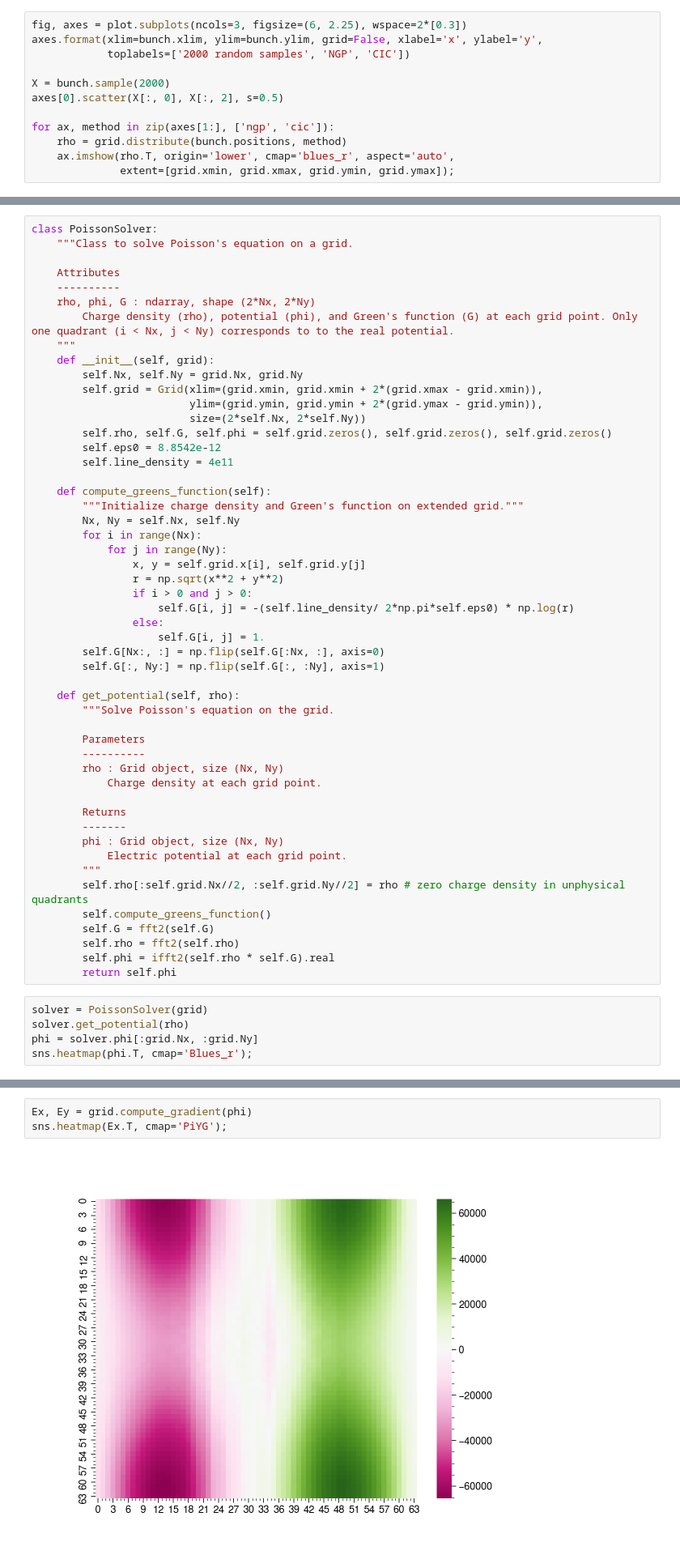
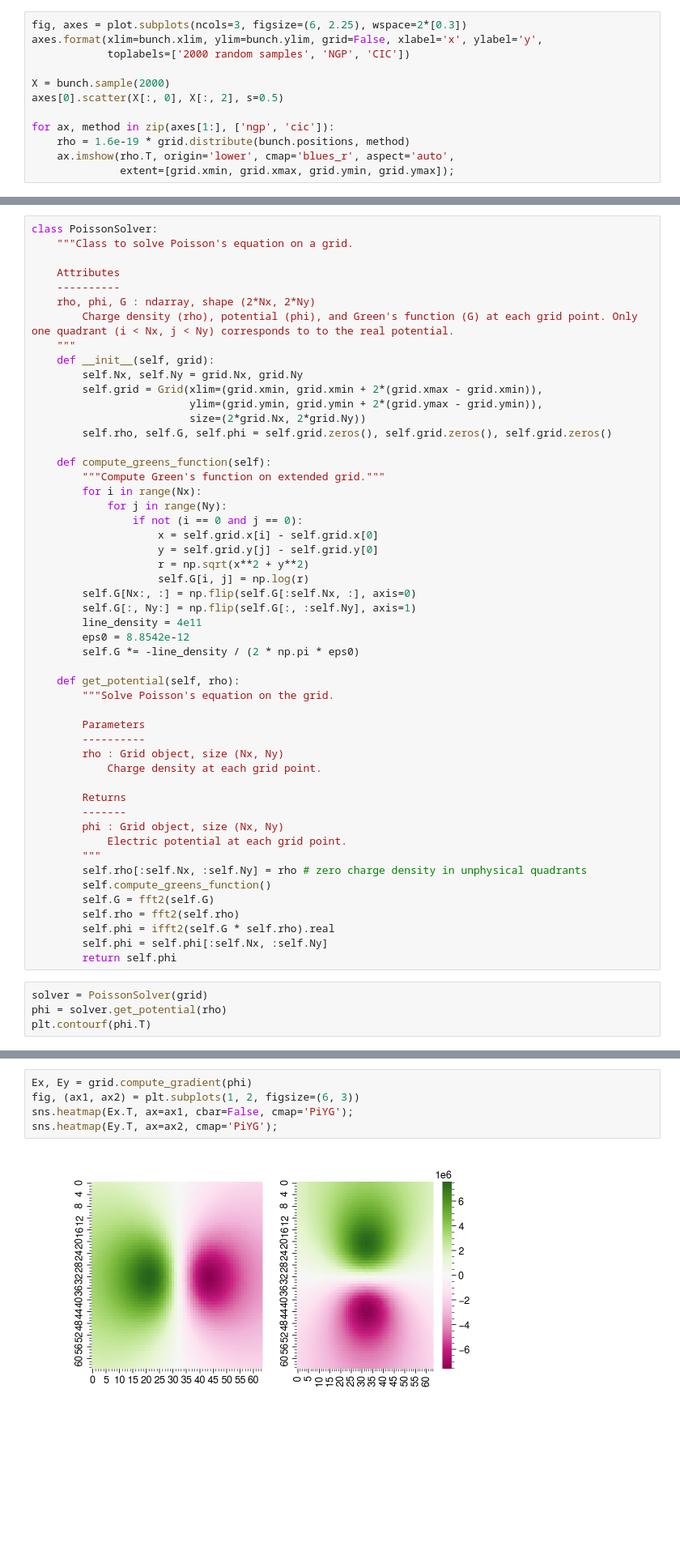
Before and after one commit to austin-hoover/blog_old, a Jupyter notebook: _notebooks/2021-02-15-PIC.ipynb, the cells around one changed output, grey strips where cells are left out. Shown at 81% size. Saved outputs shown, nothing was run; the diff lists cells and outputs as text; blank space fills up the shorter version.

Commit message:
Got Poisson solver working.

```diff
--- a/_notebooks/2021-02-15-PIC.ipynb
+++ b/_notebooks/2021-02-15-PIC.ipynb
@@ -342,7 +342,7 @@ X = bunch.sample(2000)
 axes[0].scatter(X[:, 0], X[:, 2], s=0.5)
 
 for ax, method in zip(axes[1:], ['ngp', 'cic']):
-    rho = grid.distribute(bunch.positions, method)
+    rho = 1.6e-19 * grid.distribute(bunch.positions, method)
     ax.imshow(rho.T, origin='lower', cmap='blues_r', aspect='auto',
               extent=[grid.xmin, grid.xmax, grid.ymin, grid.ymax]);
 # %% [output]
@@ -435,24 +443,23 @@ class PoissonSolver:
         self.Nx, self.Ny = grid.Nx, grid.Ny
         self.grid = Grid(xlim=(grid.xmin, grid.xmin + 2*(grid.xmax - grid.xmin)),
                          ylim=(grid.ymin, grid.ymin + 2*(grid.ymax - grid.ymin)),
-                         size=(2*self.Nx, 2*self.Ny))
+                         size=(2*grid.Nx, 2*grid.Ny))
         self.rho, self.G, self.phi = self.grid.zeros(), self.grid.zeros(), self.grid.zeros()
-        self.eps0 = 8.8542e-12
-        self.line_density = 4e11
 
     def compute_greens_function(self):
-        """Initialize charge density and Green's function on extended grid."""
-        Nx, Ny = self.Nx, self.Ny
+        """Compute Green's function on extended grid."""
         for i in range(Nx):
             for j in range(Ny):
-                x, y = self.grid.x[i], self.grid.y[j]
-                r = np.sqrt(x**2 + y**2)
-                if i > 0 and j > 0:
-                    self.G[i, j] = -(self.line_density/ 2*np.pi*self.eps0) * np.log(r)
-                else:
-                    self.G[i, j] = 1.
-        self.G[Nx:, :] = np.flip(self.G[:Nx, :], axis=0)
-        self.G[:, Ny:] = np.flip(self.G[:, :Ny], axis=1)
+                if not (i == 0 and j == 0):
+                    x = self.grid.x[i] - self.grid.x[0]
+                    y = self.grid.y[j] - self.grid.y[0]
+                    r = np.sqrt(x**2 + y**2)
+                    self.G[i, j] = np.log(r)
+        self.G[Nx:, :] = np.flip(self.G[:self.Nx, :], axis=0)
+        self.G[:, Ny:] = np.flip(self.G[:, :self.Ny], axis=1)
+        line_density = 4e11
+        eps0 = 8.8542e-12
+        self.G *= -line_density / (2 * np.pi * eps0)
 
     def get_potential(self, rho):
         """Solve Poisson's equation on the grid.
@@ -467,14 +474,14 @@ class PoissonSolver:
         phi : Grid object, size (Nx, Ny)
             Electric potential at each grid point.
         """
-        self.rho[:self.grid.Nx//2, :self.grid.Ny//2] = rho # zero charge density in unphysical quadrants
+        self.rho[:self.Nx, :self.Ny] = rho # zero charge density in unphysical quadrants
         self.compute_greens_function()
         self.G = fft2(self.G)
         self.rho = fft2(self.rho)
-        self.phi = ifft2(self.rho * self.G).real
+        self.phi = ifft2(self.G * self.rho).real
+        self.phi = self.phi[:self.Nx, :self.Ny]
         return self.phi
 # %%
 solver = PoissonSolver(grid)
-solver.get_potential(rho)
-phi = solver.phi[:grid.Nx, :grid.Ny]
-sns.heatmap(phi.T, cmap='Blues_r');
+phi = solver.get_potential(rho)
+plt.contourf(phi.T)
@@ -483,8 +493,10 @@ Hmm... that doesn't look right.
 # %%
 Ex, Ey = grid.compute_gradient(phi)
-sns.heatmap(Ex.T, cmap='PiYG');
+fig, (ax1, ax2) = plt.subplots(1, 2, figsize=(6, 3))
+sns.heatmap(Ex.T, ax=ax1, cbar=False, cmap='PiYG');
+sns.heatmap(Ey.T, ax=ax2, cmap='PiYG');
 # %% [output]
-[figure, old version]
+[figure, new version]
 # %% [markdown]
 ### Particle mover
 # %% [markdown]
```
Also changed, not shown: parts of 10 cells of this notebook.
